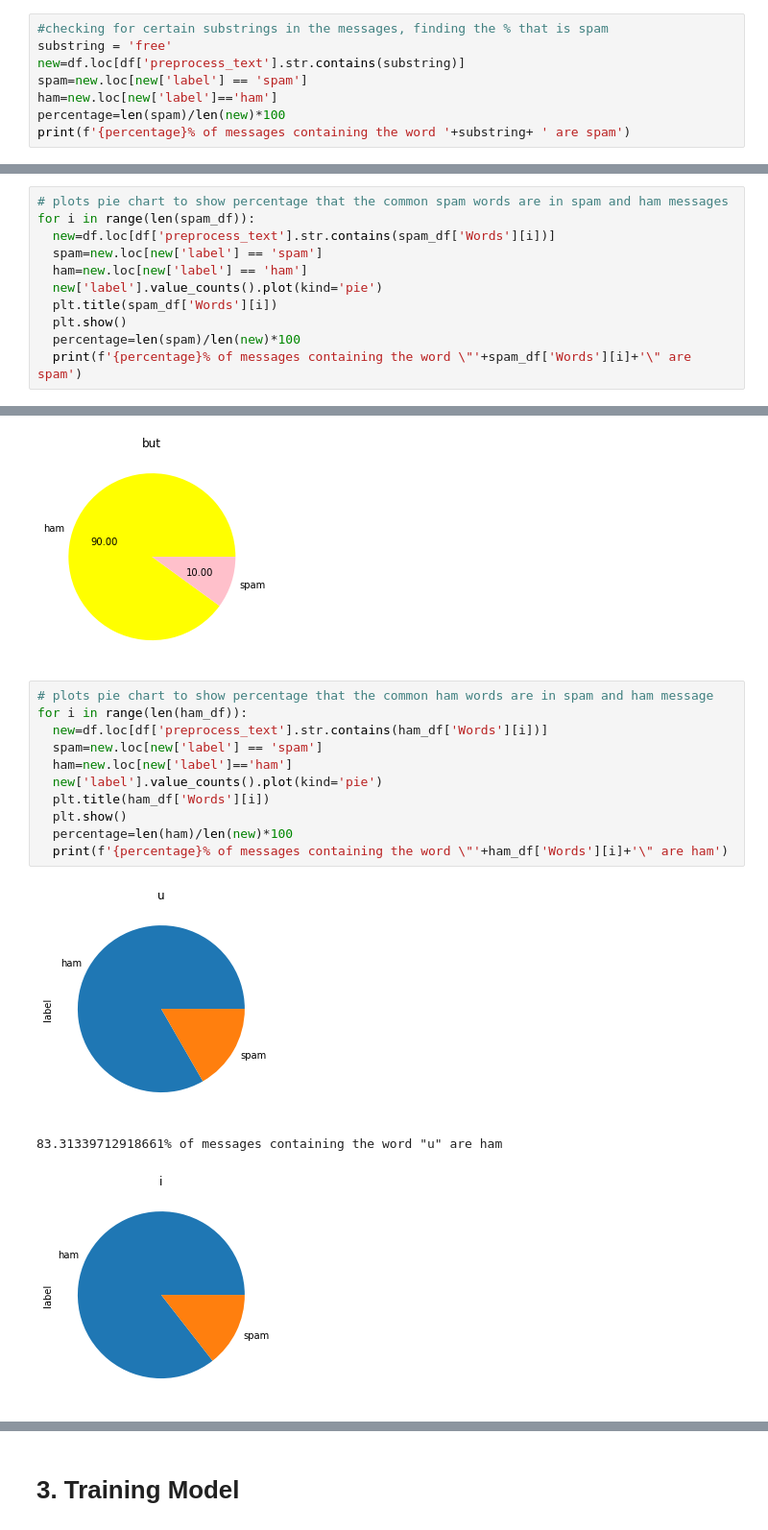
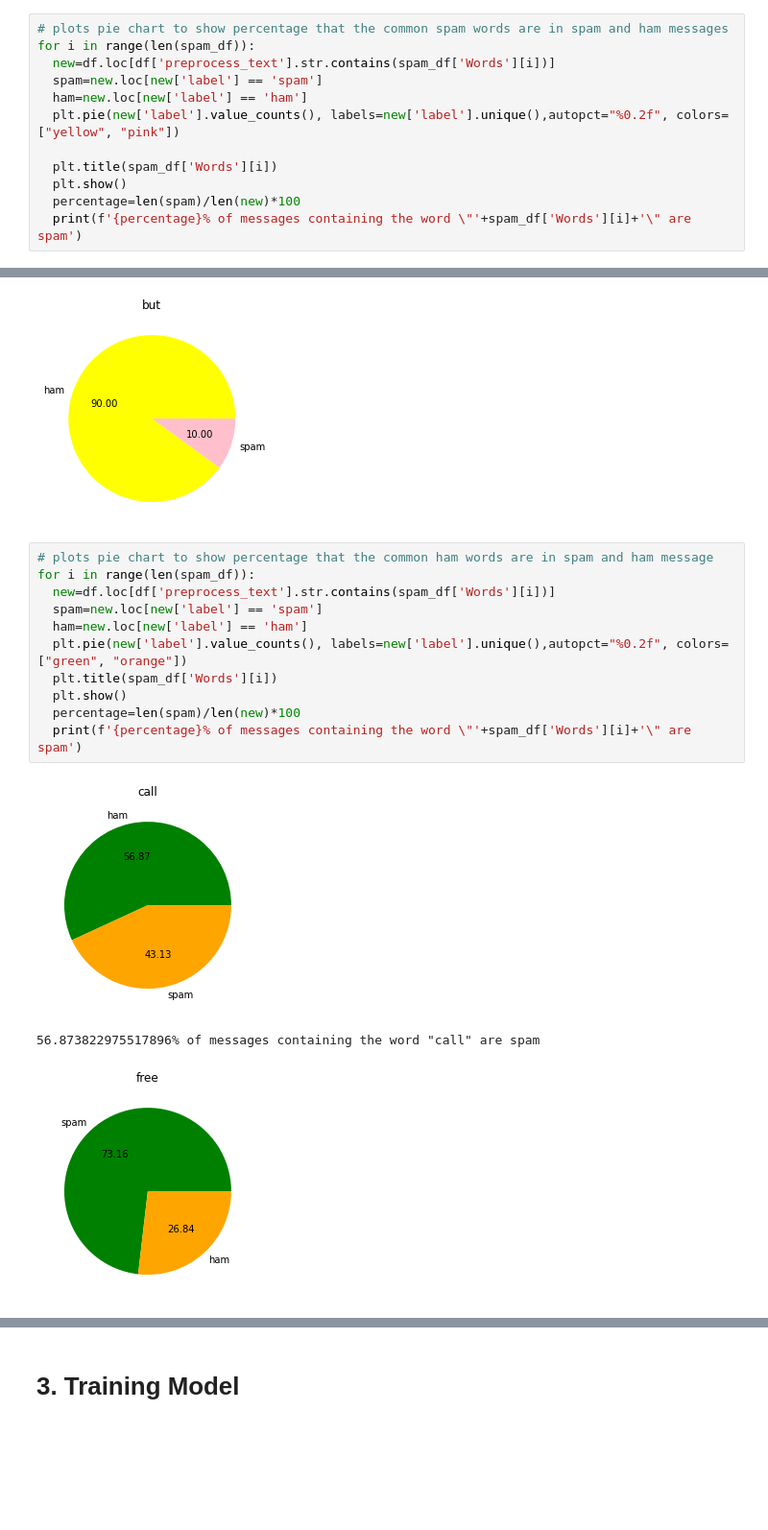
Before and after one commit to BrindaPuri/ECS171-SpamFiltering, a Jupyter notebook: SpamFilter.ipynb, the cells around one changed output, grey strips where cells are left out. Shown at 96% size. Cells and saved outputs as stored; diff of their text form; blank space fills up the shorter version.

```diff
--- a/SpamFilter.ipynb
+++ b/SpamFilter.ipynb
@@ -249,9 +251,13 @@ Done by Naomi
 # %%
-#checking for certain substrings in the messages, finding the % that is spam
-substring = 'free'
-new=df.loc[df['preprocess_text'].str.contains(substring)]
-spam=new.loc[new['label'] == 'spam']
-ham=new.loc[new['label']=='ham']
-percentage=len(spam)/len(new)*100
-print(f'{percentage}% of messages containing the word '+substring+ ' are spam')
+# plots pie chart to show percentage that the common spam words are in spam and ham messages
+for i in range(len(spam_df)):
+  new=df.loc[df['preprocess_text'].str.contains(spam_df['Words'][i])]
+  spam=new.loc[new['label'] == 'spam']
+  ham=new.loc[new['label'] == 'ham']
+  plt.pie(new['label'].value_counts(), labels=new['label'].unique(),autopct="%0.2f", colors=["yellow", "pink"])
+
+  plt.title(spam_df['Words'][i])
+  plt.show()
+  percentage=len(spam)/len(new)*100
+  print(f'{percentage}% of messages containing the word \"'+spam_df['Words'][i]+'\" are spam')
 # %% [output]
@@ -272,11 +276,0 @@ Done by Brinda
-# %%
-# plots pie chart to show percentage that the common spam words are in spam and ham messages
-for i in range(len(spam_df)):
-  new=df.loc[df['preprocess_text'].str.contains(spam_df['Words'][i])]
-  spam=new.loc[new['label'] == 'spam']
-  ham=new.loc[new['label'] == 'ham']
-  new['label'].value_counts().plot(kind='pie')
-  plt.title(spam_df['Words'][i])
-  plt.show()
-  percentage=len(spam)/len(new)*100
-  print(f'{percentage}% of messages containing the word \"'+spam_df['Words'][i]+'\" are spam')
@@ -308,16 +288,16 @@ plt.show()
 [figure]
 # %%
 # plots pie chart to show percentage that the common ham words are in spam and ham message
-for i in range(len(ham_df)):
-  new=df.loc[df['preprocess_text'].str.contains(ham_df['Words'][i])]
+for i in range(len(spam_df)):
+  new=df.loc[df['preprocess_text'].str.contains(spam_df['Words'][i])]
   spam=new.loc[new['label'] == 'spam']
-  ham=new.loc[new['label']=='ham']
-  new['label'].value_counts().plot(kind='pie')
-  plt.title(ham_df['Words'][i])
+  ham=new.loc[new['label'] == 'ham']
+  plt.pie(new['label'].value_counts(), labels=new['label'].unique(),autopct="%0.2f", colors=["green", "orange"])
+  plt.title(spam_df['Words'][i])
   plt.show()
-  percentage=len(ham)/len(new)*100
-  print(f'{percentage}% of messages containing the word \"'+ham_df['Words'][i]+'\" are ham')
+  percentage=len(spam)/len(new)*100
+  print(f'{percentage}% of messages containing the word \"'+spam_df['Words'][i]+'\" are spam')
 # %% [output]
-[figure, old version]
+[figure, new version]
-83.31339712918661% of messages containing the word "u" are ham
+56.873822975517896% of messages containing the word "call" are spam
-[figure, old version]
+[figure, new version]
```
Also changed, not shown: parts of 14 cells of this notebook.
